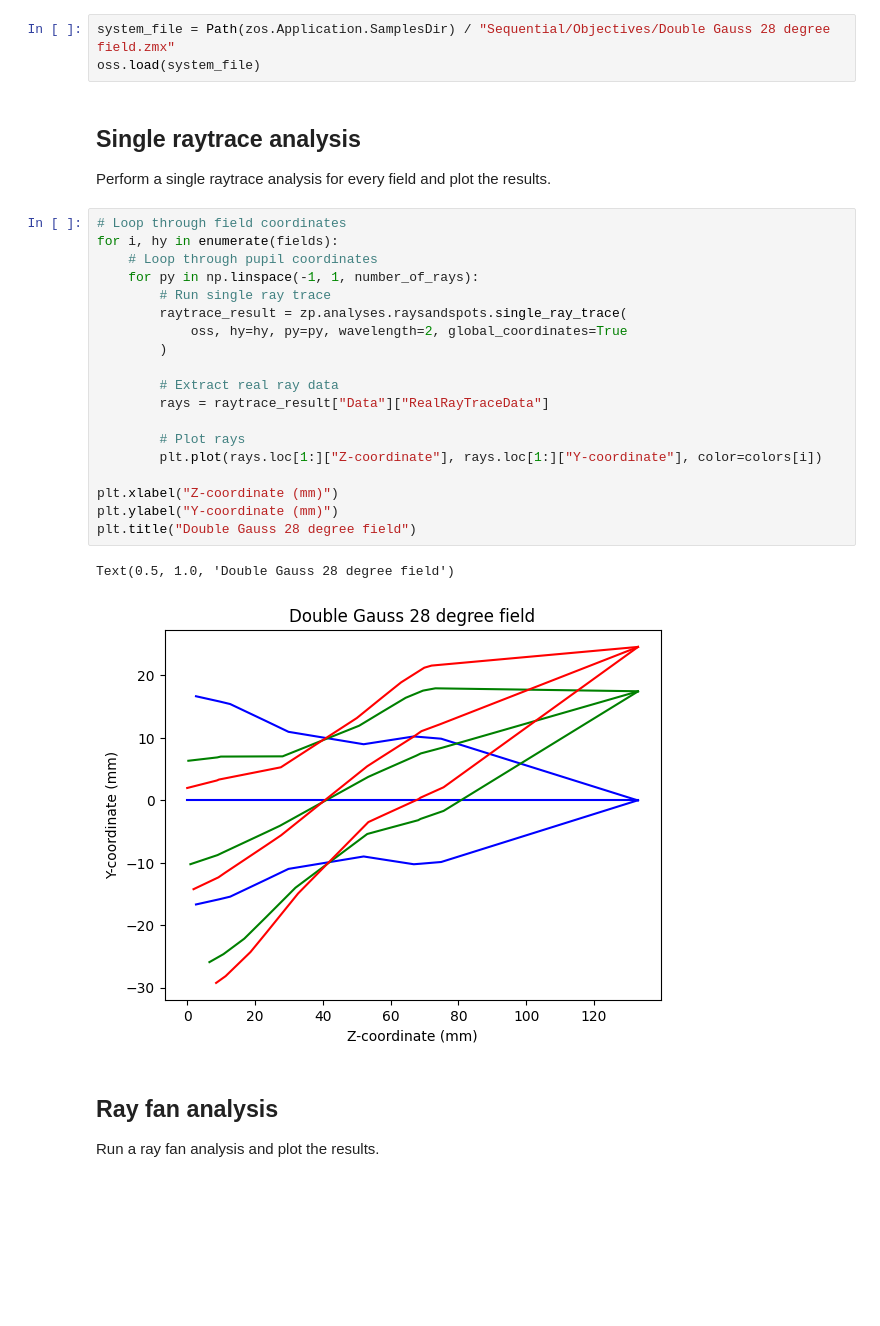
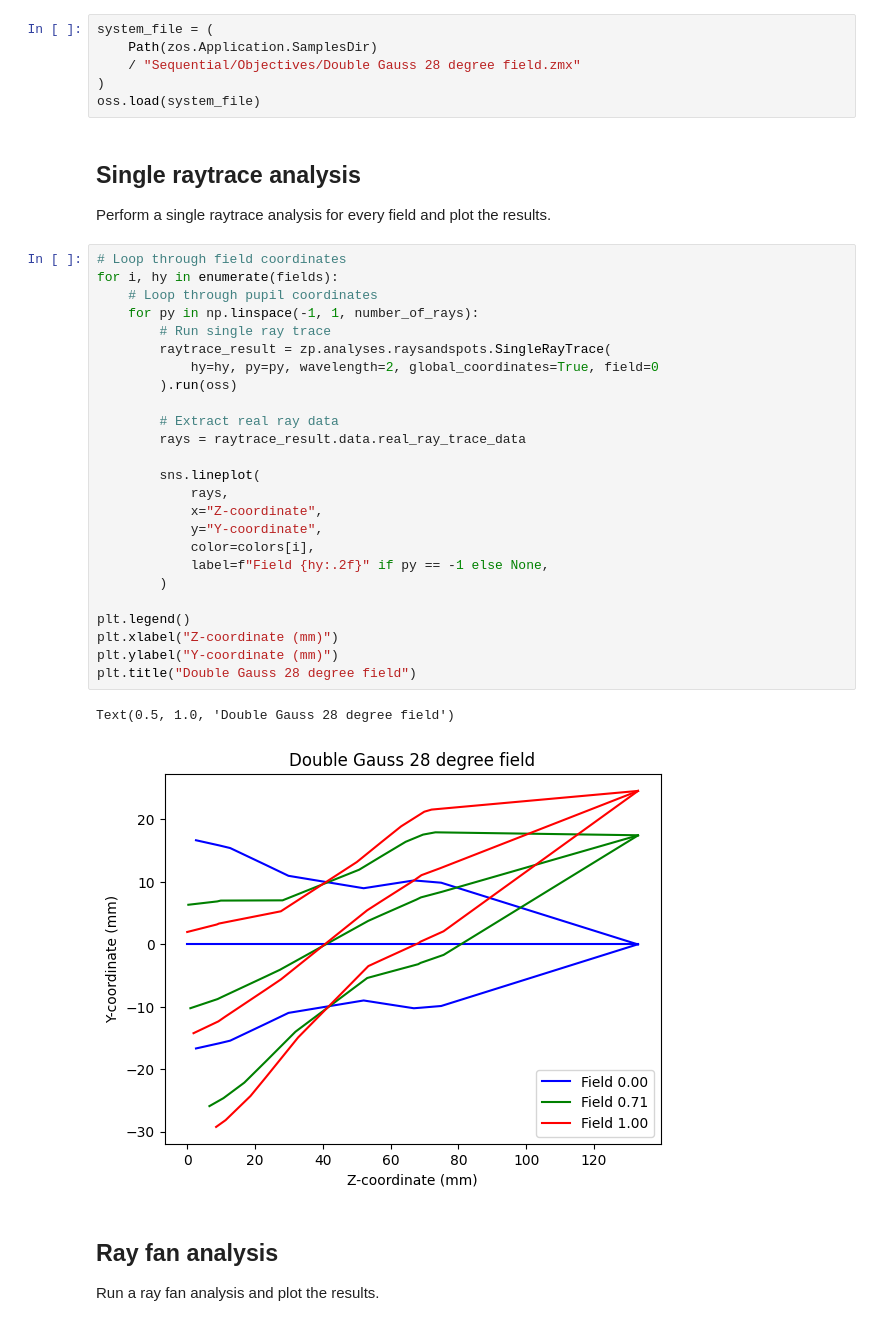
Before and after one commit to MREYE-LUMC/ZOSPy, a Jupyter notebook: examples/Ray trace Double Gauss/raytrace_double_gauss.ipynb, the cells around one changed output. Drawn from its saved outputs; the diff is of its cells as text; blank space fills up the shorter version.

Commit message:
Update raytrace double Gauss example

```diff
--- a/examples/Ray trace Double Gauss/raytrace_double_gauss.ipynb
+++ b/examples/Ray trace Double Gauss/raytrace_double_gauss.ipynb
@@ -41,7 +41,10 @@ oss = zos.connect(mode="standalone")
 # %% [markdown]
 Load the `Double Gauss 28 degree field.zmx` example file provided by OpticStudio.
 # %%
-system_file = Path(zos.Application.SamplesDir) / "Sequential/Objectives/Double Gauss 28 degree field.zmx"
+system_file = (
+    Path(zos.Application.SamplesDir)
+    / "Sequential/Objectives/Double Gauss 28 degree field.zmx"
+)
 oss.load(system_file)
 # %% [markdown]
 ## Single raytrace analysis
@@ -50,25 +53,31 @@ Perform a single raytrace analysis for every field and plot the results.
 # %%
 # Loop through field coordinates
 for i, hy in enumerate(fields):
     # Loop through pupil coordinates
     for py in np.linspace(-1, 1, number_of_rays):
         # Run single ray trace
-        raytrace_result = zp.analyses.raysandspots.single_ray_trace(
-            oss, hy=hy, py=py, wavelength=2, global_coordinates=True
+        raytrace_result = zp.analyses.raysandspots.SingleRayTrace(
+            hy=hy, py=py, wavelength=2, global_coordinates=True, field=0
+        ).run(oss)
+
+        # Extract real ray data
+        rays = raytrace_result.data.real_ray_trace_data
+
+        sns.lineplot(
+            rays,
+            x="Z-coordinate",
+            y="Y-coordinate",
+            color=colors[i],
+            label=f"Field {hy:.2f}" if py == -1 else None,
         )
 
-        # Extract real ray data
-        rays = raytrace_result["Data"]["RealRayTraceData"]
-
-        # Plot rays
-        plt.plot(rays.loc[1:]["Z-coordinate"], rays.loc[1:]["Y-coordinate"], color=colors[i])
-
+plt.legend()
 plt.xlabel("Z-coordinate (mm)")
 plt.ylabel("Y-coordinate (mm)")
 plt.title("Double Gauss 28 degree field")
 # %% [output]
 Text(0.5, 1.0, 'Double Gauss 28 degree field')
-[figure, old version]
+[figure, new version]
 # %% [markdown]
 ## Ray fan analysis
 
```
Also changed, not shown: parts of 4 cells of this notebook, 2 other files.
